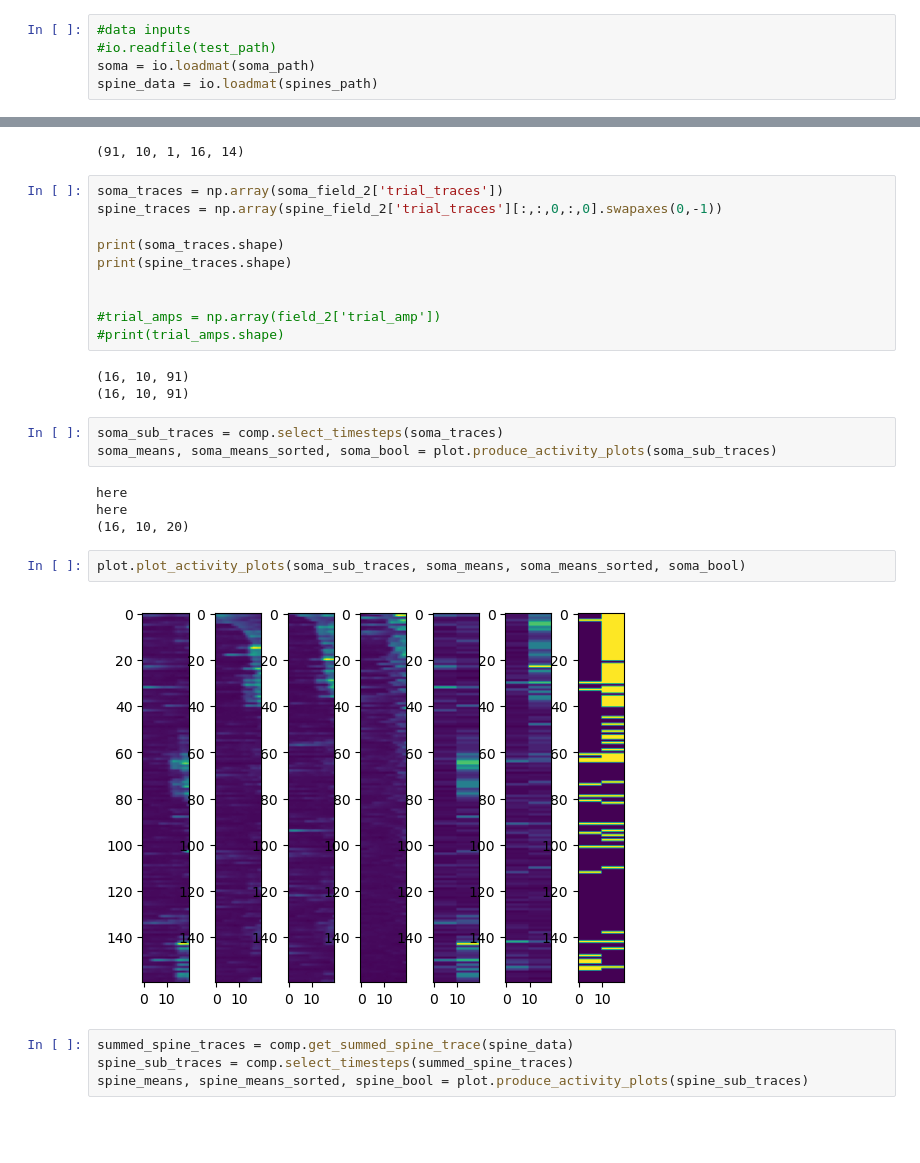
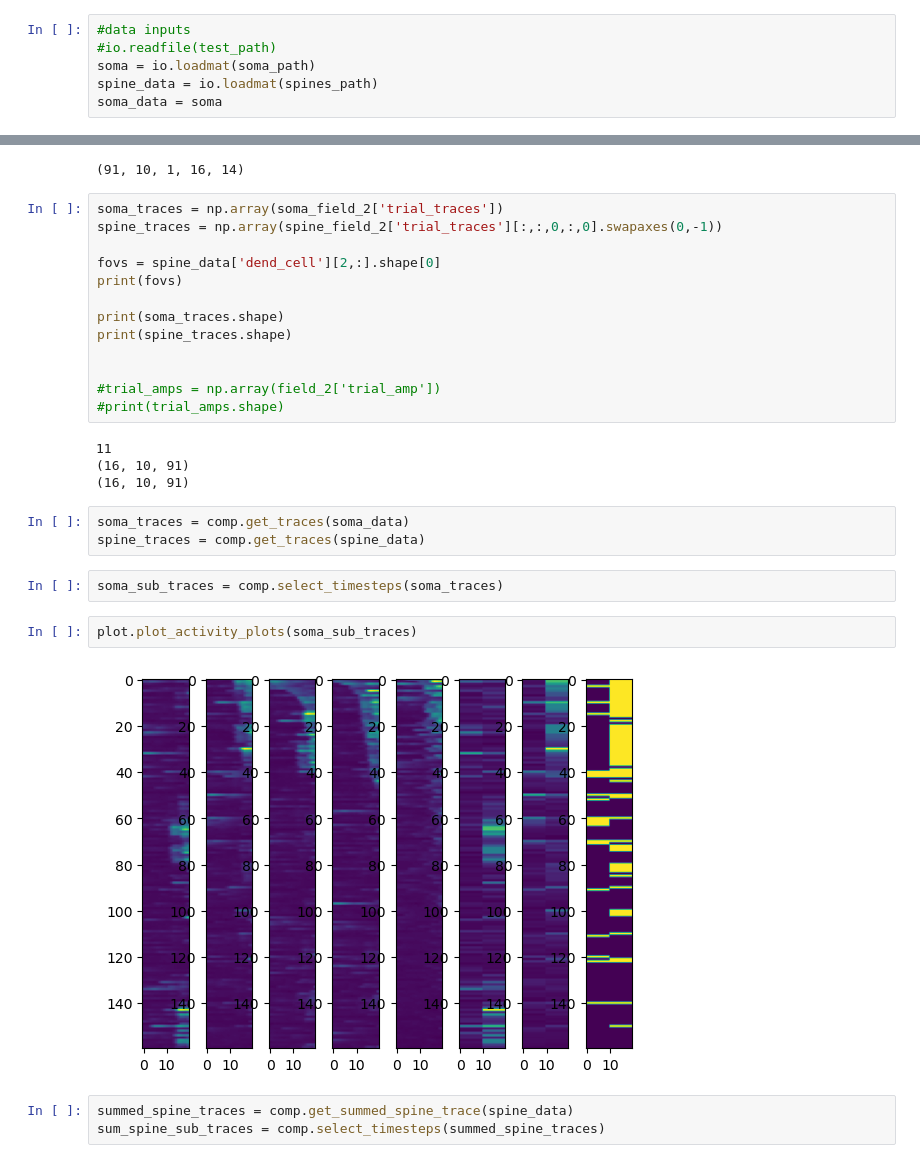
Before and after one commit to GreggHeller1/adult-spine-models, a Jupyter notebook: scripts/notebook.ipynb, the cells around one changed output, grey strips where cells are left out. Cells and saved outputs as stored; diff of their text form; blank space fills up the shorter version.

```diff
--- a/scripts/notebook.ipynb
+++ b/scripts/notebook.ipynb
@@ -59,6 +64,7 @@ True
 #io.readfile(test_path)
 soma = io.loadmat(soma_path)
 spine_data = io.loadmat(spines_path)
+soma_data = soma
 # %%
 #data manipulation
 spines = spine_data
@@ -96,6 +102,9 @@ print(spine_field_2['trial_traces'].shape)
 # %%
 soma_traces = np.array(soma_field_2['trial_traces'])
 spine_traces = np.array(spine_field_2['trial_traces'][:,:,0,:,0].swapaxes(0,-1))
+
+fovs = spine_data['dend_cell'][2,:].shape[0]
+print(fovs)
 
 print(soma_traces.shape)
 print(spine_traces.shape)
@@ -104,20 +113,18 @@ print(spine_traces.shape)
 #trial_amps = np.array(field_2['trial_amp'])
 #print(trial_amps.shape)
 # %% [output]
+11
 (16, 10, 91)
 (16, 10, 91)
+# %%
+soma_traces = comp.get_traces(soma_data)
+spine_traces = comp.get_traces(spine_data)
 # %%
 soma_sub_traces = comp.select_timesteps(soma_traces)
-soma_means, soma_means_sorted, soma_bool = plot.produce_activity_plots(soma_sub_traces)
-# %% [output]
-here
-here
-(16, 10, 20)
 # %%
-plot.plot_activity_plots(soma_sub_traces, soma_means, soma_means_sorted, soma_bool)
+plot.plot_activity_plots(soma_sub_traces)
 # %% [output]
-[figure, old version]
+[figure, new version]
 # %%
 summed_spine_traces = comp.get_summed_spine_trace(spine_data)
-spine_sub_traces = comp.select_timesteps(summed_spine_traces)
-spine_means, spine_means_sorted, spine_bool = plot.produce_activity_plots(spine_sub_traces)
+sum_spine_sub_traces = comp.select_timesteps(summed_spine_traces)
```
Also changed, not shown: parts of 14 cells of this notebook, 9 other files.
